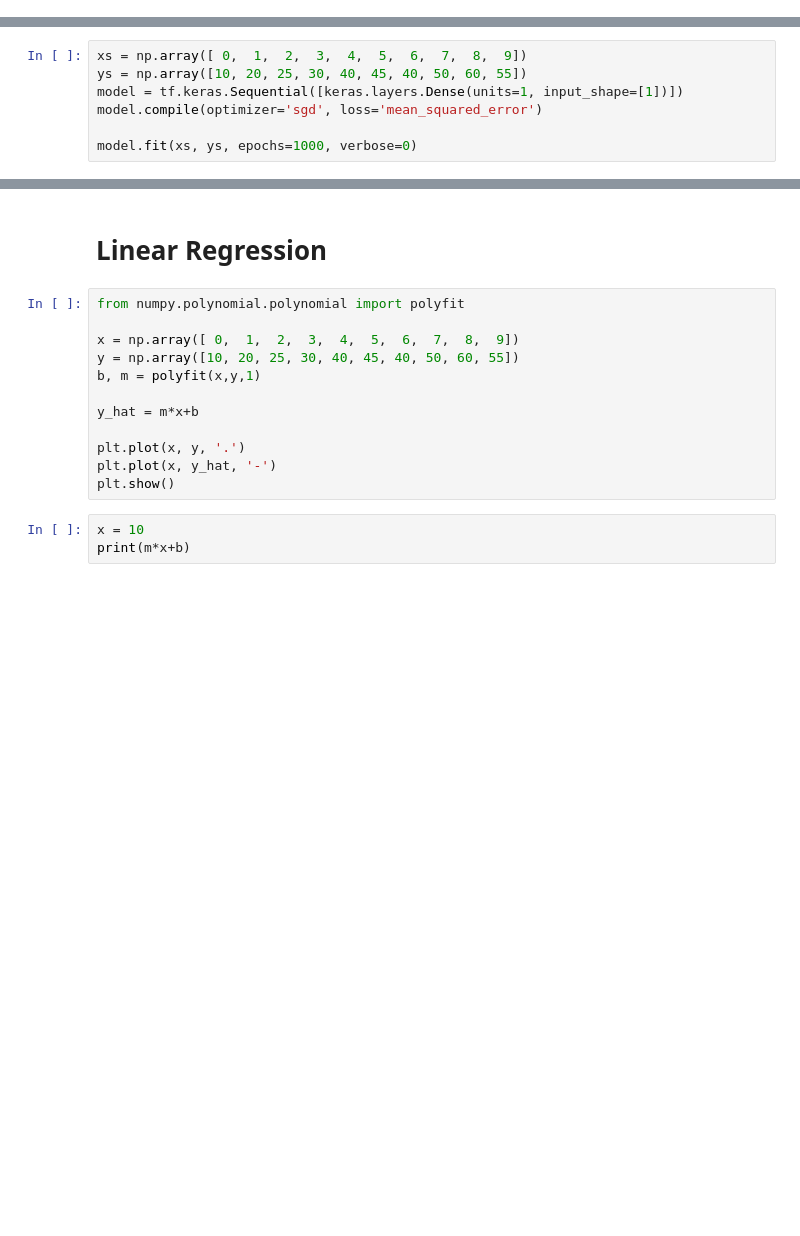
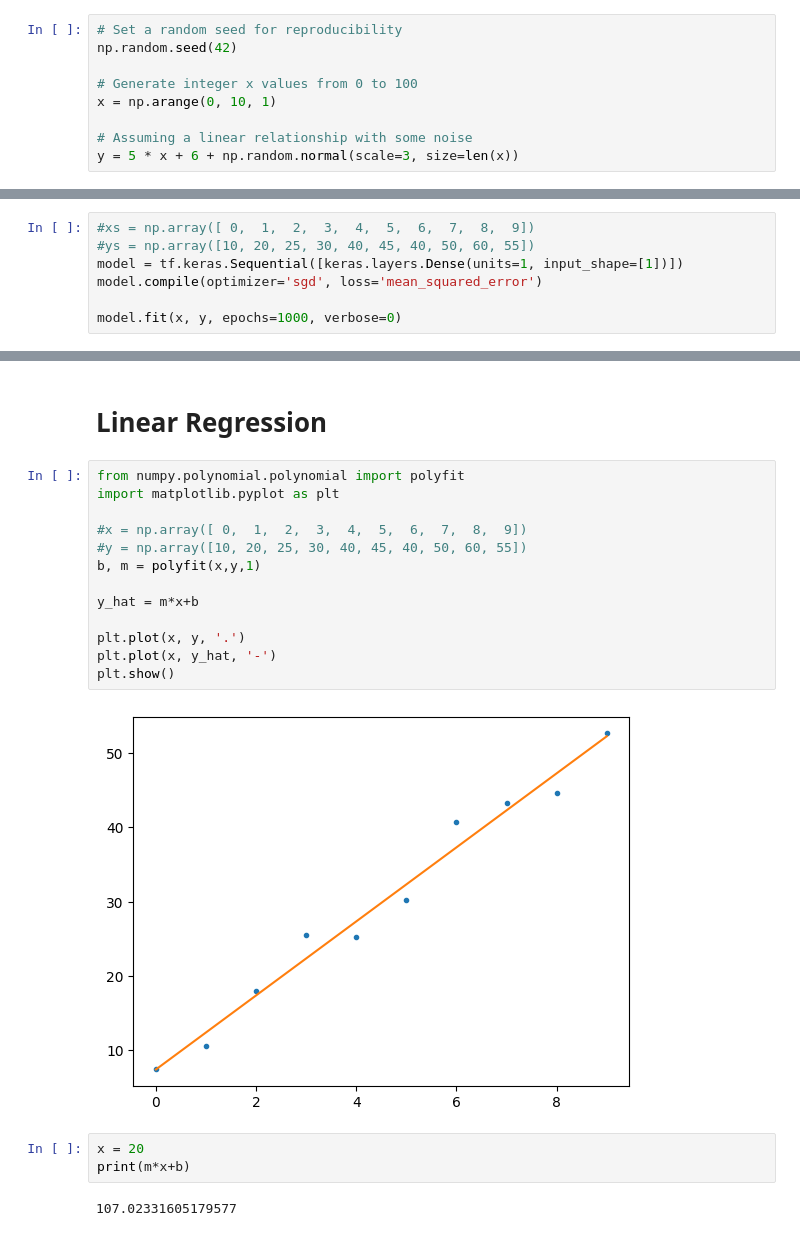
Before and after one commit to manelbenabid/DeepL, a Jupyter notebook: Week 1/Noteboo1.12-.ipynb, the cells around one changed output, grey strips where cells are left out. Saved outputs shown, nothing was run; the diff lists cells and outputs as text; blank space fills up the shorter version.

```diff
--- a/Week 1/Noteboo1.12-.ipynb
+++ b/Week 1/Noteboo1.12-.ipynb
@@ -94,0 +107,9 @@ As you work with neural networks, you'll see this pattern recurring. You will al
+# %%
+# Set a random seed for reproducibility
+np.random.seed(42)
+
+# Generate integer x values from 0 to 100
+x = np.arange(0, 10, 1)
+
+# Assuming a linear relationship with some noise
+y = 5 * x + 6 + np.random.normal(scale=3, size=len(x))
@@ -95,7 +123,7 @@ As you work with neural networks, you'll see this pattern recurring. You will al
 # %%
-xs = np.array([ 0,  1,  2,  3,  4,  5,  6,  7,  8,  9])
-ys = np.array([10, 20, 25, 30, 40, 45, 40, 50, 60, 55])
+#xs = np.array([ 0,  1,  2,  3,  4,  5,  6,  7,  8,  9])
+#ys = np.array([10, 20, 25, 30, 40, 45, 40, 50, 60, 55])
 model = tf.keras.Sequential([keras.layers.Dense(units=1, input_shape=[1])])
 model.compile(optimizer='sgd', loss='mean_squared_error')
 
-model.fit(xs, ys, epochs=1000, verbose=0)
+model.fit(x, y, epochs=1000, verbose=0)
@@ -105,17 +139,22 @@ print(model.predict([10]))
 # Linear Regression
 # %%
 from numpy.polynomial.polynomial import polyfit
+import matplotlib.pyplot as plt
 
-x = np.array([ 0,  1,  2,  3,  4,  5,  6,  7,  8,  9])
-y = np.array([10, 20, 25, 30, 40, 45, 40, 50, 60, 55])
+#x = np.array([ 0,  1,  2,  3,  4,  5,  6,  7,  8,  9])
+#y = np.array([10, 20, 25, 30, 40, 45, 40, 50, 60, 55])
 b, m = polyfit(x,y,1)
 
 y_hat = m*x+b
 
 plt.plot(x, y, '.')
 plt.plot(x, y_hat, '-')
 plt.show()
+# %% [output]
+[figure, added]
 # %%
-x = 10
+x = 20
 print(m*x+b)
+# %% [output]
+107.02331605179577
 # %% [markdown]
```
Also changed, not shown: parts of 9 cells of this notebook.
